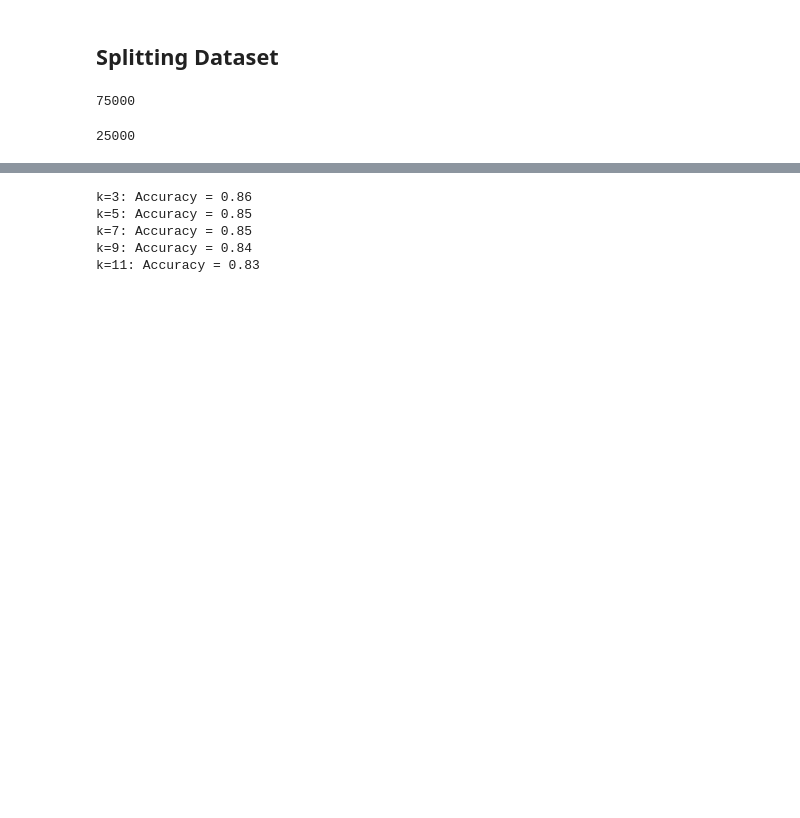
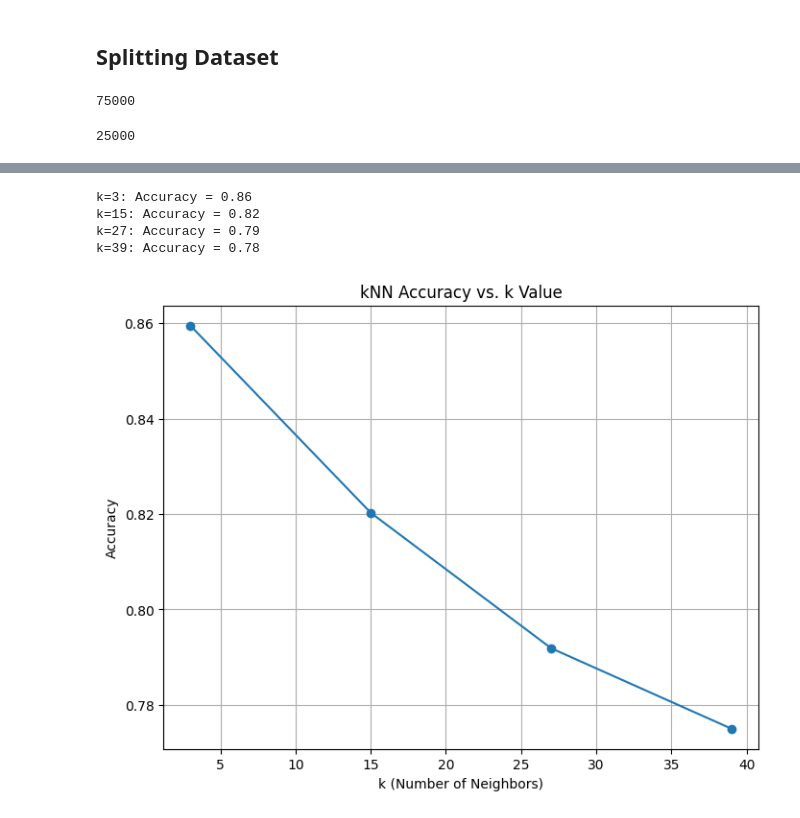
Before and after one commit to AndreiSusha/Star_classification, a Jupyter notebook: Assignment_1.ipynb, the cells around one changed output, grey strips where cells are left out. Cells and saved outputs as stored; diff of their text form; code cells hidden in the pictures; blank space fills up the shorter version.

Commit message:
Visualise the results
plot has been added

```diff
--- a/Assignment_1.ipynb
+++ b/Assignment_1.ipynb
@@ -228,16 +228,27 @@ knn.score(X_test, y_test)
 # %%
 # Experiment with different values of k
 from sklearn.metrics import accuracy_score
-k_values = [3, 5, 7, 9, 11]
+k_values = [3, 15, 27, 39]
+accuracies = []
 for k in k_values:
     knn = KNeighborsClassifier(n_neighbors=k)
     knn.fit(X_train, y_train)
     y_pred = knn.predict(X_test)
     accuracy = accuracy_score(y_test, y_pred)
+    accuracies.append(accuracy)
     print(f"k={k}: Accuracy = {accuracy:.2f}")
+
+# Visualize the results
+plt.figure(figsize=(8, 6))
+plt.plot(k_values, accuracies, marker='o')
+plt.title('kNN Accuracy vs. k Value')
+plt.xlabel('k (Number of Neighbors)')
+plt.ylabel('Accuracy')
+plt.grid()
+plt.show()
 # %% [output]
 k=3: Accuracy = 0.86
-k=5: Accuracy = 0.85
-k=7: Accuracy = 0.85
-k=9: Accuracy = 0.84
-k=11: Accuracy = 0.83
+k=15: Accuracy = 0.82
+k=27: Accuracy = 0.79
+k=39: Accuracy = 0.78
+[figure, added]
```
Also changed, not shown: parts of 3 cells of this notebook.
